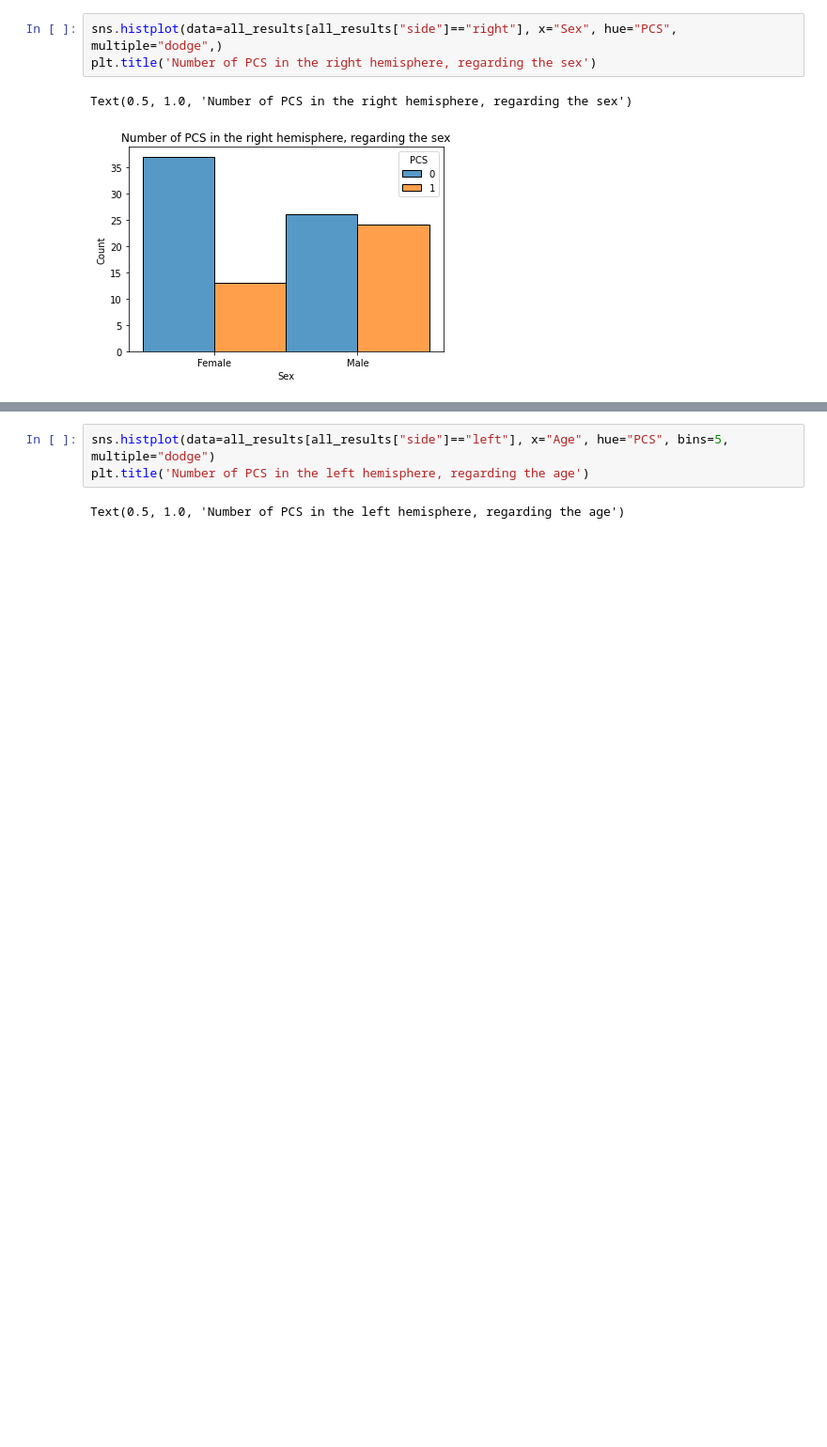
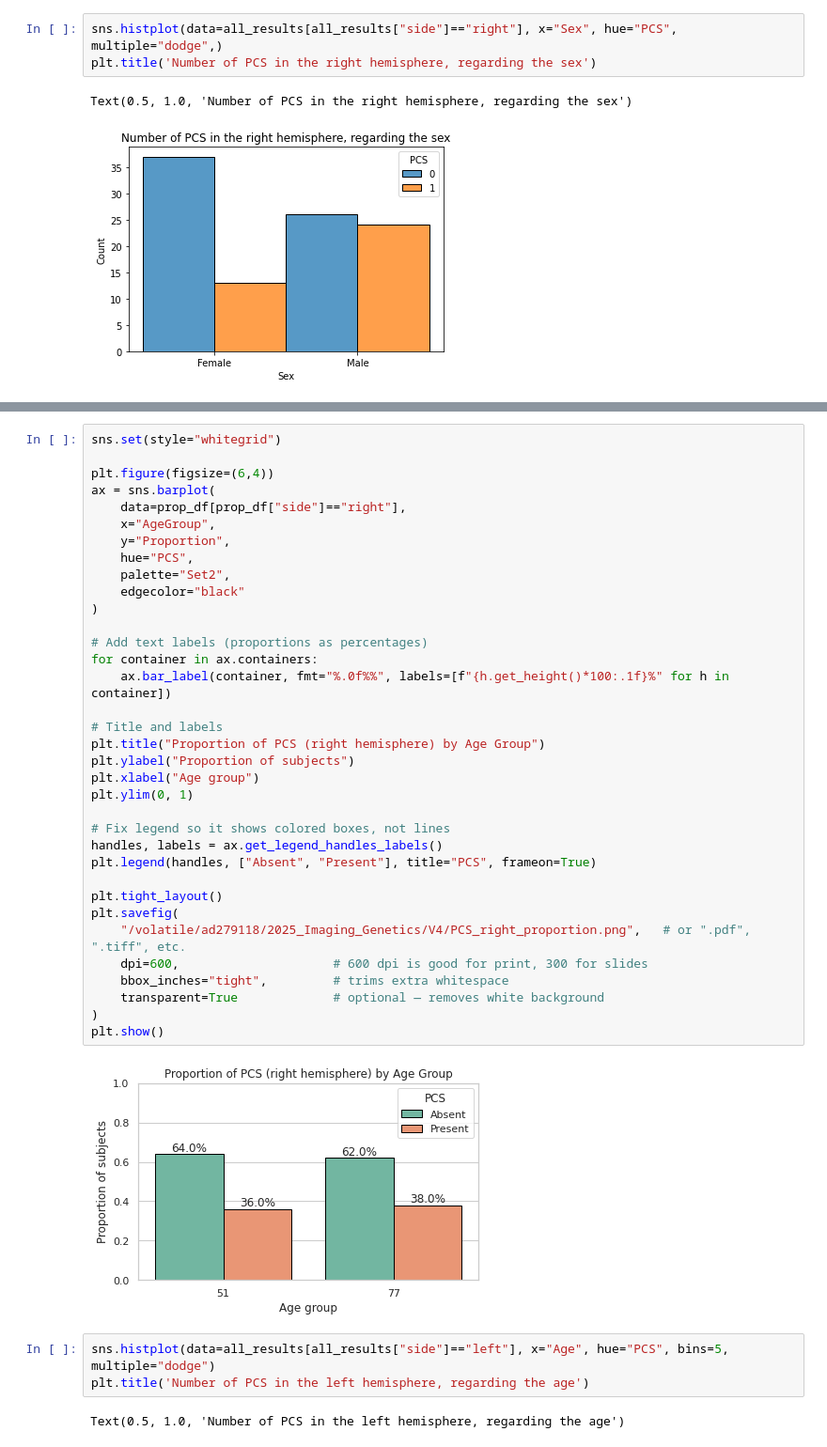
Before and after one commit to neurospin-projects/2024_adufournet_sulcus_genetics, a Jupyter notebook: notebooks/UKB/Labellisation/inter_raters_var.ipynb, the cells around one changed output, grey strips where cells are left out. Shown at 94% size. Drawn from its saved outputs; the diff is of its cells as text; blank space fills up the shorter version.

```diff
--- a/notebooks/UKB/Labellisation/inter_raters_var.ipynb
+++ b/notebooks/UKB/Labellisation/inter_raters_var.ipynb
@@ -208,3 +294,40 @@ Text(0.5, 1.0, 'Number of PCS in the right hemisphere, regarding the sex')
+# %%
+sns.set(style="whitegrid")
+
+plt.figure(figsize=(6,4))
+ax = sns.barplot(
+    data=prop_df[prop_df["side"]=="right"],
+    x="AgeGroup",
+    y="Proportion",
+    hue="PCS",
+    palette="Set2",
+    edgecolor="black"
+)
+
+# Add text labels (proportions as percentages)
+for container in ax.containers:
+    ax.bar_label(container, fmt="%.0f%%", labels=[f"{h.get_height()*100:.1f}%" for h in container])
+
+# Title and labels
+plt.title("Proportion of PCS (right hemisphere) by Age Group")
+plt.ylabel("Proportion of subjects")
+plt.xlabel("Age group")
+plt.ylim(0, 1)
+
+# Fix legend so it shows colored boxes, not lines
+handles, labels = ax.get_legend_handles_labels()
+plt.legend(handles, ["Absent", "Present"], title="PCS", frameon=True)
+
+plt.tight_layout()
+plt.savefig(
+    "/volatile/ad279118/2025_Imaging_Genetics/V4/PCS_right_proportion.png",   # or ".pdf", ".tiff", etc.
+    dpi=600,                     # 600 dpi is good for print, 300 for slides
+    bbox_inches="tight",         # trims extra whitespace
+    transparent=True             # optional — removes white background
+)
+plt.show()
+# %% [output]
+[figure, added]
 # %%
 sns.histplot(data=all_results[all_results["side"]=="left"], x="Age", hue="PCS", bins=5, multiple="dodge")
 plt.title('Number of PCS in the left hemisphere, regarding the age')
```
Also changed, not shown: parts of 4 cells of this notebook.
